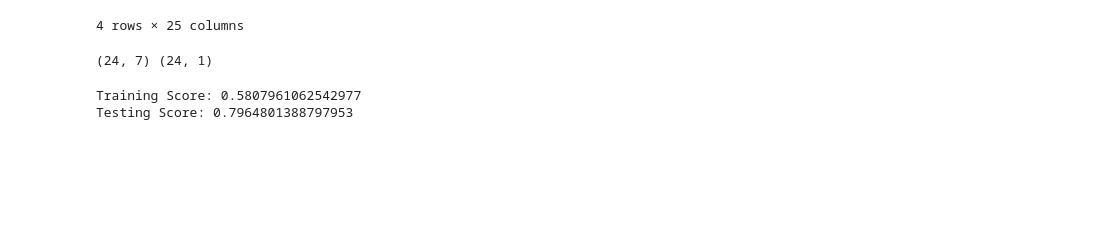
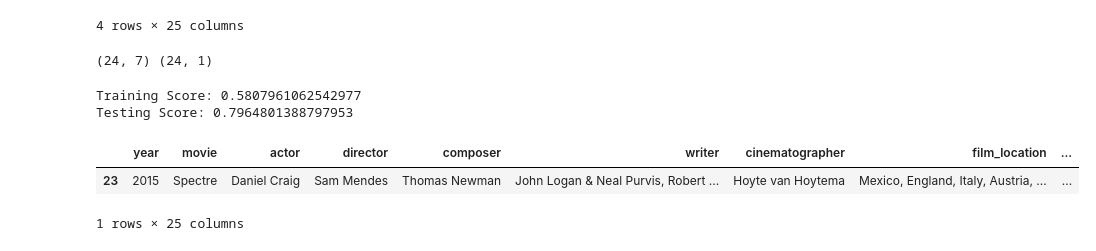
Before and after one commit to KatherineH-cls/Project-3, a Jupyter notebook: code_kevin/machine_learning.ipynb, the cells around one changed output. Saved outputs shown, nothing was run; the diff lists cells and outputs as text; code cells hidden in the pictures; blank space fills up the shorter version.

```diff
--- a/code_kevin/machine_learning.ipynb
+++ b/code_kevin/machine_learning.ipynb
@@ -155,5 +157,11 @@ print(f"Testing Score: {testing_score}")
 # %% [output]
 Training Score: 0.5807961062542977
 Testing Score: 0.7964801388797953
+# %%
+bond_data[23:24]
+# %% [output]
+|  | year | movie | actor | director | composer | writer | cinematographer | film_location | ... |
+| 23 | 2015 | Spectre | Daniel Craig | Sam Mendes | Thomas Newman | John Logan & Neal Purvis, Robert ... | Hoyte van Hoytema | Mexico, England, Italy, Austria, ... | ... |
+1 rows × 25 columns
 # %%
 # extract the relevant parameter of the newest Bond movie (No Time to Die) which will be used to predict the worldwide revenue
```
Also changed, not shown: parts of 11 cells of this notebook, 7 other files.
